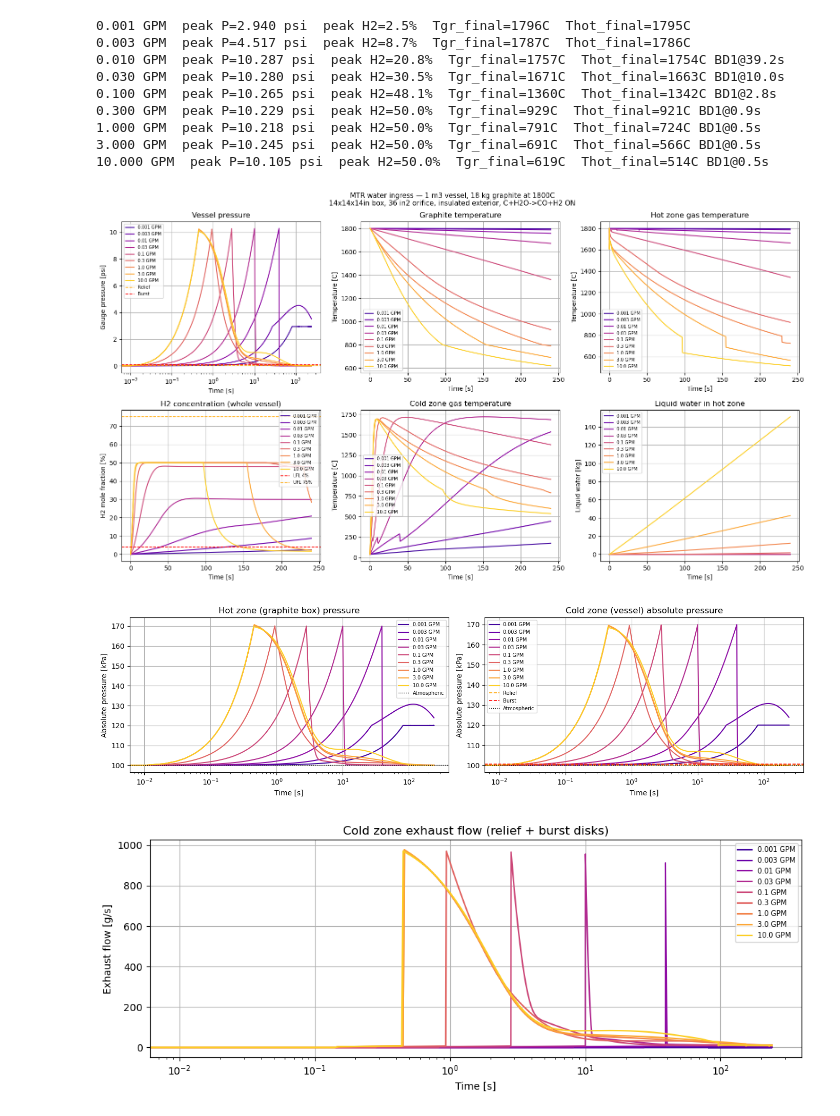
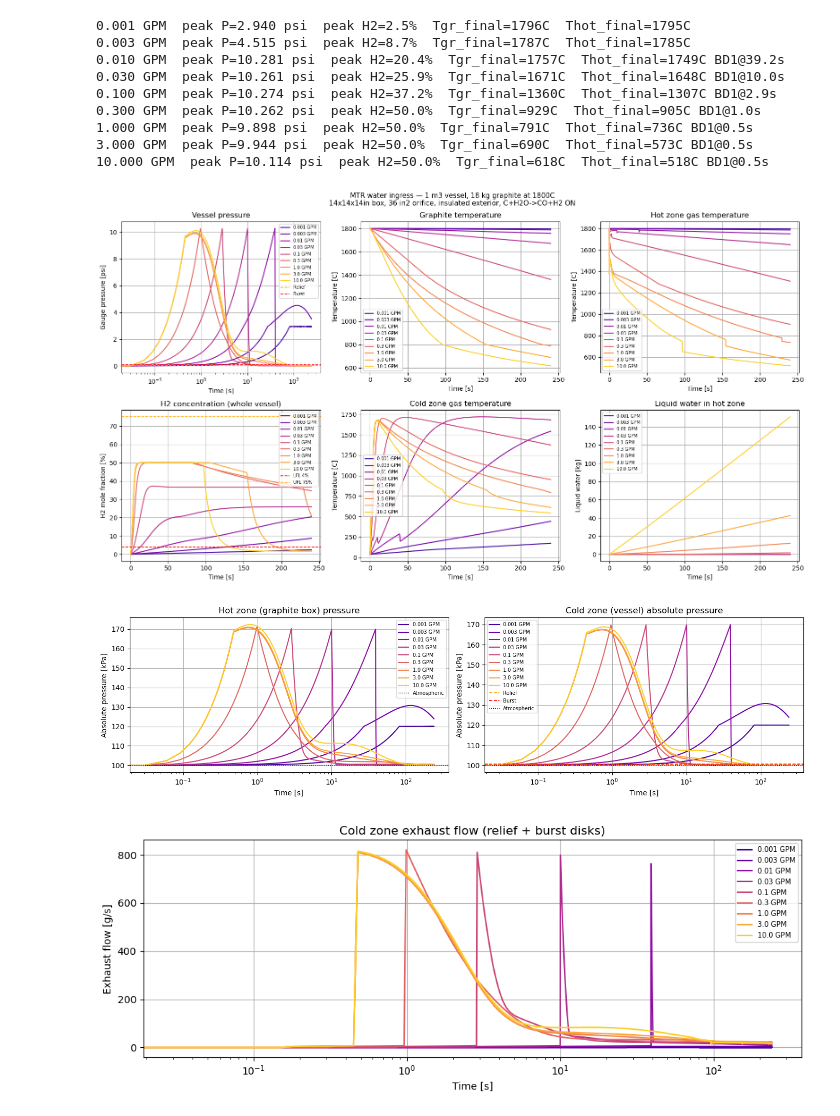
Before and after one commit to nate-colgan/python-models, a Jupyter notebook: MTR_water_boiling.ipynb, the cells around one changed output. Saved outputs shown, nothing was run; the diff lists cells and outputs as text; code cells hidden in the pictures.

```diff
--- a/MTR_water_boiling.ipynb
+++ b/MTR_water_boiling.ipynb
@@ -79,7 +79,7 @@ def simulate_mtr(m_rate_gpm,
                  T_cold_init_K=313.0,
                  P_relief_Pa=1.2e5, P_burst_Pa=1.7e5, P_burst2_Pa=2.67e5,
                  C_d_relief=0.5, C_d_burst=0.9,
-                 d_relief_in=0.25, d_burst_in=1.5, d_burst2_in=0.5,
+                 d_relief_in=0.25, d_burst_in=1.37, d_burst2_in=0.5,
                  N_reliefs=1, N_burst=2, N_burst2=1,
                  A_orifice_in2=36.0, C_d_orifice=0.6):
 
@@ -327,7 +327,7 @@ colors = plt.cm.plasma(np.linspace(0.1, 0.9, len(m_w_list_gpm)))
 results = {}
 for gpm, col in zip(m_w_list_gpm, colors):
     t, P_hot, P, Tgr, Thot, Tc, xH2, xCO, mw, mdot_v, t_burst1, t_burst2 = simulate_mtr(
-        gpm, t_end=240, n=24000,
+        gpm, t_end=240, n=8000,
         T_hot_init_K=None,
         T_cold_init_K=313.0)
     results[gpm] = dict(t=t, P_hot=P_hot, P=P, Tgr=Tgr, Thot=Thot, Tc=Tc,
@@ -388,41 +388,41 @@ plt.suptitle('MTR water ingress — 1 m3 vessel, 18 kg graphite at 1800C\n'
              fontsize=11)
 plt.tight_layout()
 plt.show()
 fig2, (ax2a, ax2b) = plt.subplots(1, 2, figsize=(14, 4))
 for gpm, r in results.items():
     ax2a.semilogx(r['t'], r['P_hot'] / 1e3, color=r['col'], label=f'{gpm} GPM')
 ax2a.axhline(P_atm/1e3, color='black', ls=':', lw=1.0, label='Atmospheric')
 ax2a.set_xlabel('Time [s]'); ax2a.set_ylabel('Absolute pressure [kPa]')
 ax2a.set_title('Hot zone (graphite box) pressure'); ax2a.legend(fontsize=7); ax2a.grid(True)
 for gpm, r in results.items():
     ax2b.semilogx(r['t'], r['P'] / 1e3, color=r['col'], label=f'{gpm} GPM')
 ax2b.axhline(1.002e5/1e3, color='orange', ls='--', lw=1.2, label='Relief')
 ax2b.axhline(1.005e5/1e3, color='red',    ls='--', lw=1.2, label='Burst')
 ax2b.axhline(P_atm/1e3,   color='black',  ls=':',  lw=1.0, label='Atmospheric')
 ax2b.set_xlabel('Time [s]'); ax2b.set_ylabel('Absolute pressure [kPa]')
 ax2b.set_title('Cold zone (vessel) absolute pressure'); ax2b.legend(fontsize=7); ax2b.grid(True)
 plt.tight_layout()
 plt.show()
 
 fig3, ax3 = plt.subplots(figsize=(10, 4))
 for gpm, r in results.items():
     ax3.semilogx(r['t'], r['mdot_v'] * 1000, color=r['col'], label=f'{gpm} GPM')
 ax3.set_xlabel('Time [s]')
 ax3.set_ylabel('Exhaust flow [g/s]')
 ax3.set_title('Cold zone exhaust flow (relief + burst disks)')
 ax3.legend(fontsize=7); ax3.grid(True)
 plt.tight_layout()
 plt.show()
 # %% [output]
 0.001 GPM  peak P=2.940 psi  peak H2=2.5%  Tgr_final=1796C  Thot_final=1795C
-0.003 GPM  peak P=4.517 psi  peak H2=8.7%  Tgr_final=1787C  Thot_final=1786C
-0.010 GPM  peak P=10.287 psi  peak H2=20.8%  Tgr_final=1757C  Thot_final=1754C BD1@39.2s
-0.030 GPM  peak P=10.280 psi  peak H2=30.5%  Tgr_final=1671C  Thot_final=1663C BD1@10.0s
-0.100 GPM  peak P=10.265 psi  peak H2=48.1%  Tgr_final=1360C  Thot_final=1342C BD1@2.8s
-0.300 GPM  peak P=10.229 psi  peak H2=50.0%  Tgr_final=929C  Thot_final=921C BD1@0.9s
-1.000 GPM  peak P=10.218 psi  peak H2=50.0%  Tgr_final=791C  Thot_final=724C BD1@0.5s
-3.000 GPM  peak P=10.245 psi  peak H2=50.0%  Tgr_final=691C  Thot_final=566C BD1@0.5s
-10.000 GPM  peak P=10.105 psi  peak H2=50.0%  Tgr_final=619C  Thot_final=514C BD1@0.5s
+0.003 GPM  peak P=4.515 psi  peak H2=8.7%  Tgr_final=1787C  Thot_final=1785C
+0.010 GPM  peak P=10.281 psi  peak H2=20.4%  Tgr_final=1757C  Thot_final=1749C BD1@39.2s
+0.030 GPM  peak P=10.261 psi  peak H2=25.9%  Tgr_final=1671C  Thot_final=1648C BD1@10.0s
+0.100 GPM  peak P=10.274 psi  peak H2=37.2%  Tgr_final=1360C  Thot_final=1307C BD1@2.9s
+0.300 GPM  peak P=10.262 psi  peak H2=50.0%  Tgr_final=929C  Thot_final=905C BD1@1.0s
+1.000 GPM  peak P=9.898 psi  peak H2=50.0%  Tgr_final=791C  Thot_final=736C BD1@0.5s
+3.000 GPM  peak P=9.944 psi  peak H2=50.0%  Tgr_final=690C  Thot_final=573C BD1@0.5s
+10.000 GPM  peak P=10.114 psi  peak H2=50.0%  Tgr_final=618C  Thot_final=518C BD1@0.5s
-[figure, old version]
+[figure, new version]
-[figure, old version]
+[figure, new version]
-[figure, old version]
+[figure, new version]
```
Also changed, not shown: parts of 1 cell of this notebook.
